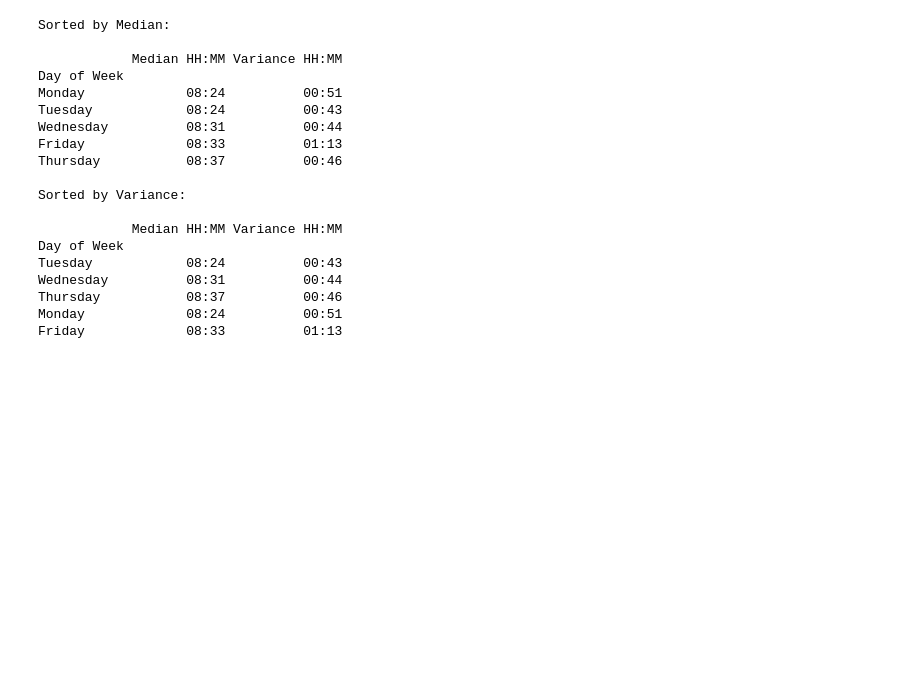
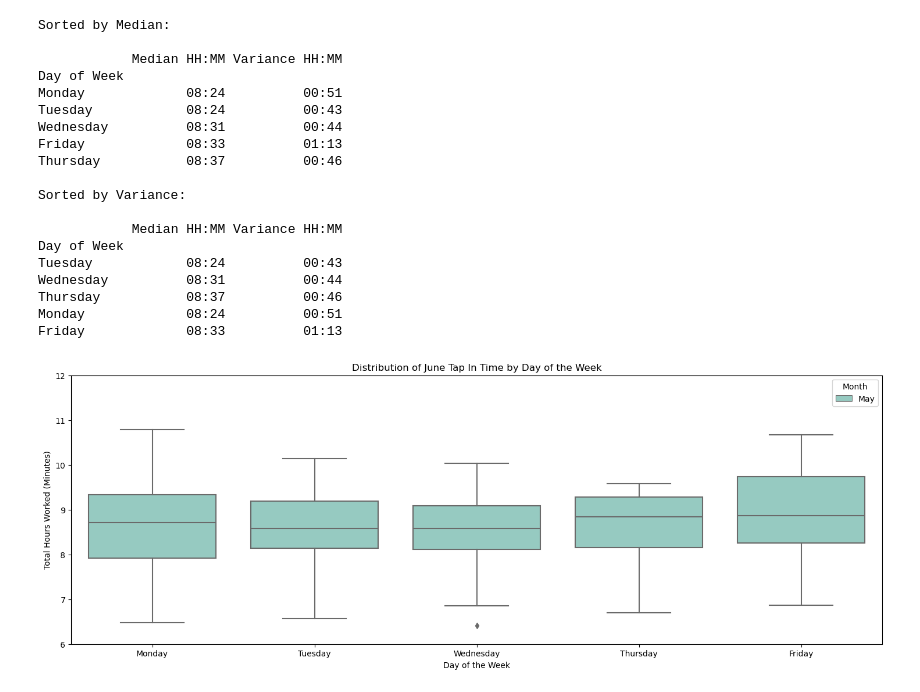
Before and after one commit to FarrelMFajar/Projects, a Jupyter notebook: Employee Punctuality and Overtime/Dept_Presence_alias.ipynb, the cells around one changed output. Cells and saved outputs as stored; diff of their text form; code cells hidden in the pictures; blank space fills up the shorter version.

```diff
--- a/Employee Punctuality and Overtime/Dept_Presence_alias.ipynb
+++ b/Employee Punctuality and Overtime/Dept_Presence_alias.ipynb
@@ -600,3 +600,52 @@ Wednesday          08:31          00:44
 Thursday           08:37          00:46
 Monday             08:24          00:51
 Friday             08:33          01:13
+# %%
+import pandas as pd
+import seaborn as sns
+import matplotlib.pyplot as plt
+
+# Load the data from CSV
+file_path = 'C:\\Users\\farrel.mahardika\\tdm_presence_aliased.csv'
+df = pd.read_csv(file_path)
+
+# Convert the 'Tanggal' column to datetime format
+df['Tanggal'] = pd.to_datetime(df['Tanggal'], format='%d/%m/%Y')
+
+# Convert 'Total Jam' from HH:MM format to minutes
+def convert_to_minutes(time_str):
+    if pd.isna(time_str) or time_str == '':
+        return None
+    try:
+        h, m = map(int, time_str.split(':'))
+        return h * 60 + m
+    except ValueError:
+        return None
+
+df['Total Jam Minutes'] = df['Absen Masuk'].apply(convert_to_minutes) / 60
+
+# Filter for June, July, and August
+df_filtered = df[df['Tanggal'].dt.month.isin([5])]
+
+# Exclude Saturdays and Sundays
+df_filtered = df_filtered[~df_filtered['Tanggal'].dt.day_name().isin(['Saturday', 'Sunday'])]
+
+# Extract day of the week and month
+df_filtered['day_of_week'] = df_filtered['Tanggal'].dt.day_name()
+df_filtered['month'] = df_filtered['Tanggal'].dt.month_name()
+
+# Create the box plot
+plt.figure(figsize=(18, 6))
+sns.boxplot(x='day_of_week', y='Total Jam Minutes', hue='month', data=df_filtered, palette="Set3", order = ['Monday', 'Tuesday', 'Wednesday', 'Thursday', 'Friday'])
+
+# Set y-axis limits
+plt.ylim(6, 12)
+
+# Customize the plot
+plt.title('Distribution of June Tap In Time by Day of the Week')
+plt.xlabel('Day of the Week')
+plt.ylabel('Total Hours Worked (Minutes)')
+plt.legend(title='Month')
+plt.show()
+# %% [output]
+[figure, added]
```
Also changed, not shown: parts of 1 cell of this notebook, 2 other files.
